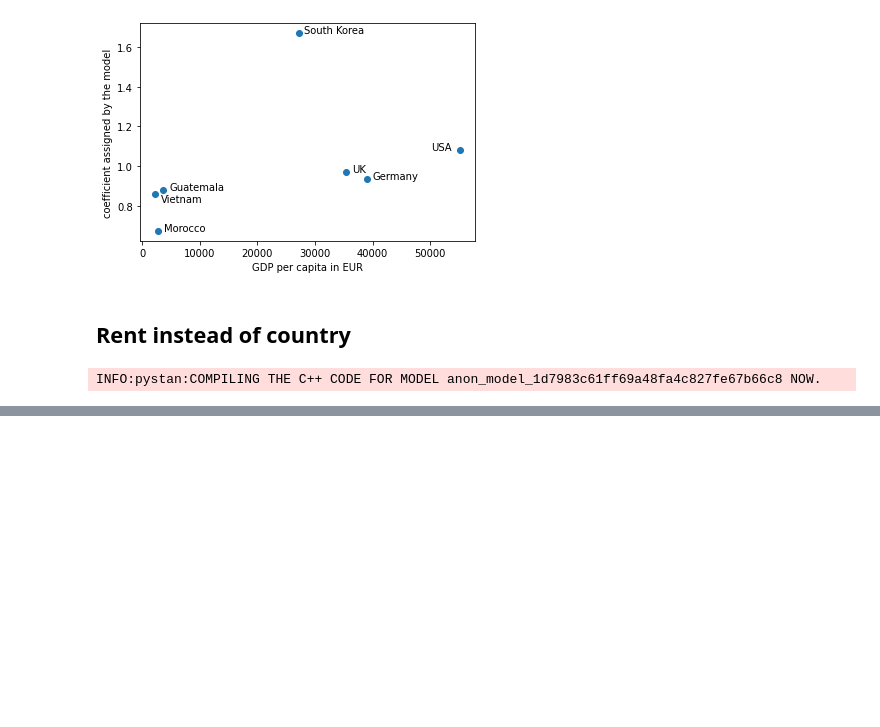
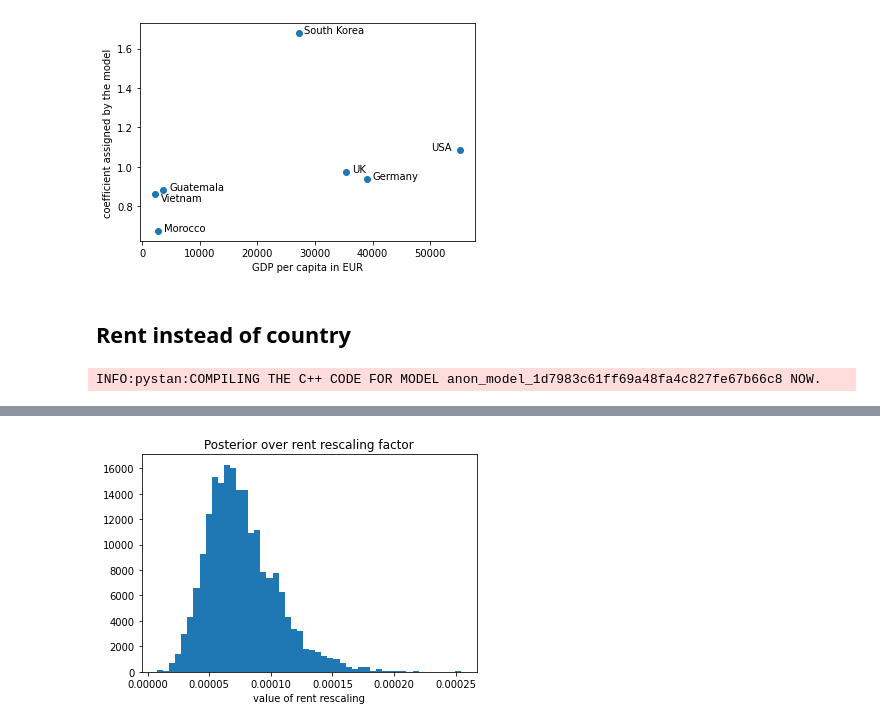
Before and after one commit to katjadellalibera/CS146, a Jupyter notebook: LBA/CS146-LBA.ipynb, the cells around one changed output, grey strips where cells are left out. Drawn from its saved outputs; the diff is of its cells as text; code cells hidden in the pictures; blank space fills up the shorter version.

```diff
--- a/LBA/CS146-LBA.ipynb
+++ b/LBA/CS146-LBA.ipynb
@@ -483,5 +483,5 @@ rent_stan_model = pystan.StanModel(model_code=rent_stan_code)
 # %% [output]
 INFO:pystan:COMPILING THE C++ CODE FOR MODEL anon_model_1d7983c61ff69a48fa4c827fe67b66c8 NOW.
 # %%
-stan_results = rent_stan_model.sampling(data=stan_data)
-print(stan_results.stansummary(pars=['average_price','brand_multiplier','rent_rescaling','rent_intercept' ], probs=[0.01, 0.5, 0.99]))
+rent_stan_results = rent_stan_model.sampling(data=stan_data)
+print(rent_stan_results.stansummary(pars=['average_price','brand_multiplier','rent_rescaling','rent_intercept' ], probs=[0.01, 0.5, 0.99]))
@@ -487,0 +510,9 @@ print(stan_results.stansummary(pars=['average_price','brand_multiplier','rent_re
+# %%
+rent_samples = rent_stan_results.extract()
+# %%
+plt.hist([rent_samples['rent_rescaling']],bins=50,density=True)
+plt.xlabel("value of rent rescaling")
+plt.title('Posterior over rent rescaling factor')
+plt.show()
+# %% [output]
+[figure, added]
```
Also changed, not shown: parts of 14 cells of this notebook, 14 other files.
